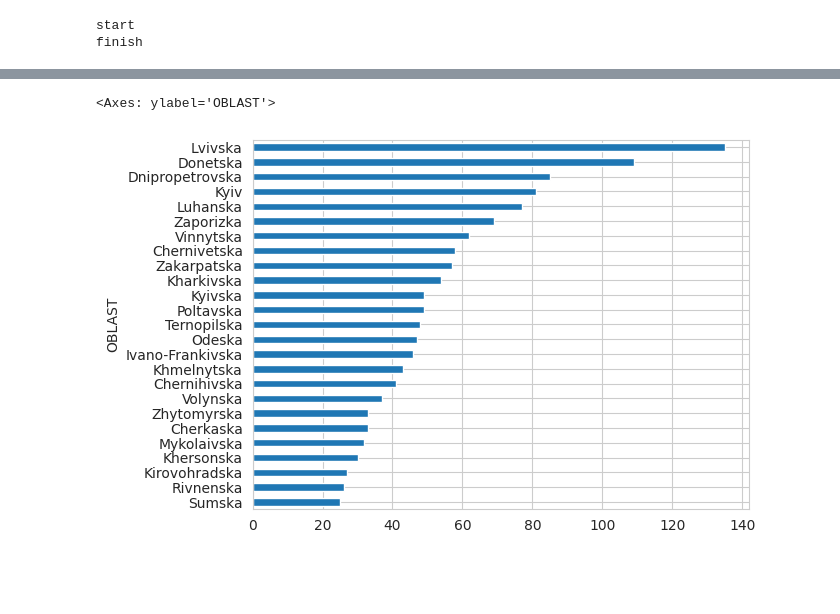
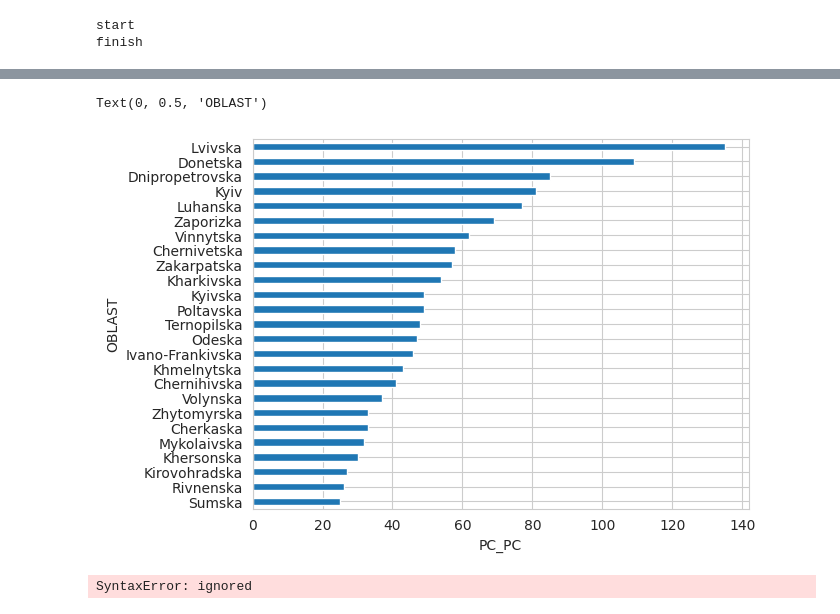
Before and after one commit to reo113/GuideHouse_Project, a Jupyter notebook: guidehouse.ipynb, the cells around one changed output, grey strips where cells are left out. Saved outputs shown, nothing was run; the diff lists cells and outputs as text; code cells hidden in the pictures; blank space fills up the shorter version.

```diff
--- a/guidehouse.ipynb
+++ b/guidehouse.ipynb
@@ -927,5 +927,11 @@ plt.show()
 # %%
 num_of_org.groupby('OBLAST')['PC_PC'].sum().sort_values(ascending=True).plot.barh()
+plt.xlabel("PC_PC")
+plt.ylabel("OBLAST")
 # %% [output]
-<Axes: ylabel='OBLAST'>
+Text(0, 0.5, 'OBLAST')
-[figure, old version]
+[figure, new version]
+# %%
+num_of_org.DATE.value_counts().2023-01-05
+# %% [output]
+SyntaxError: ignored
```
Also changed, not shown: parts of 31 cells of this notebook.
